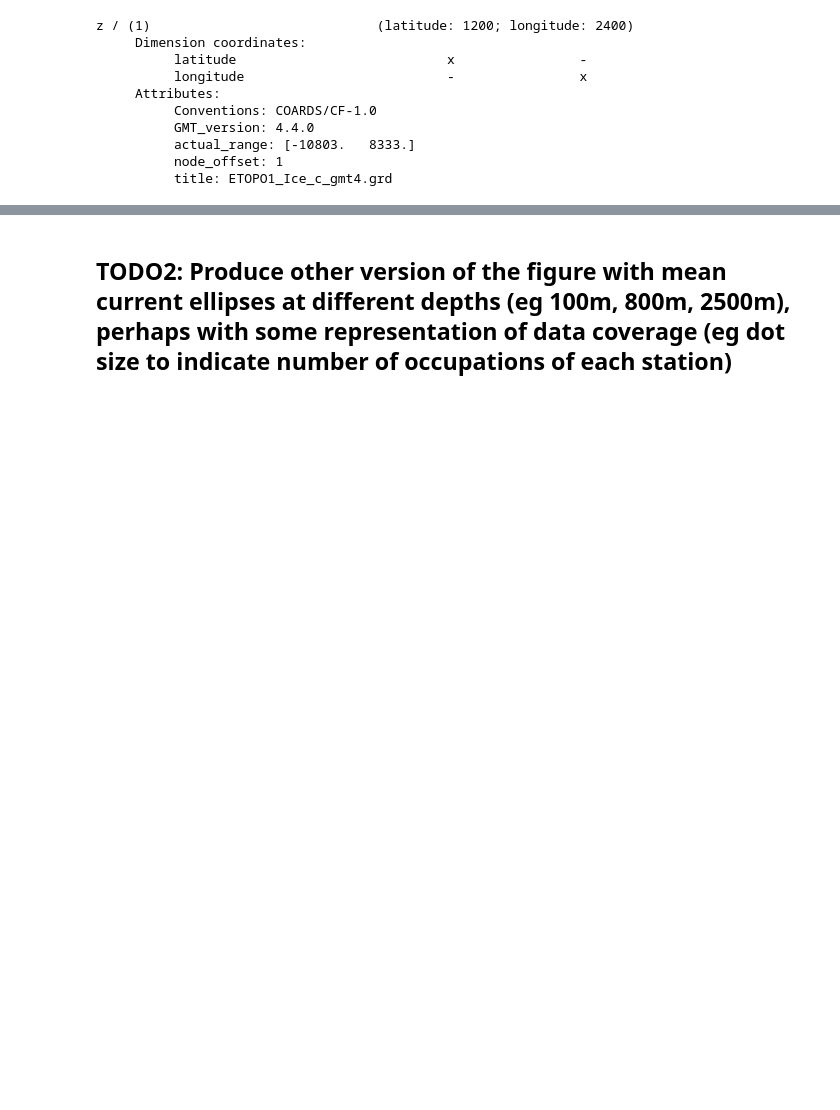
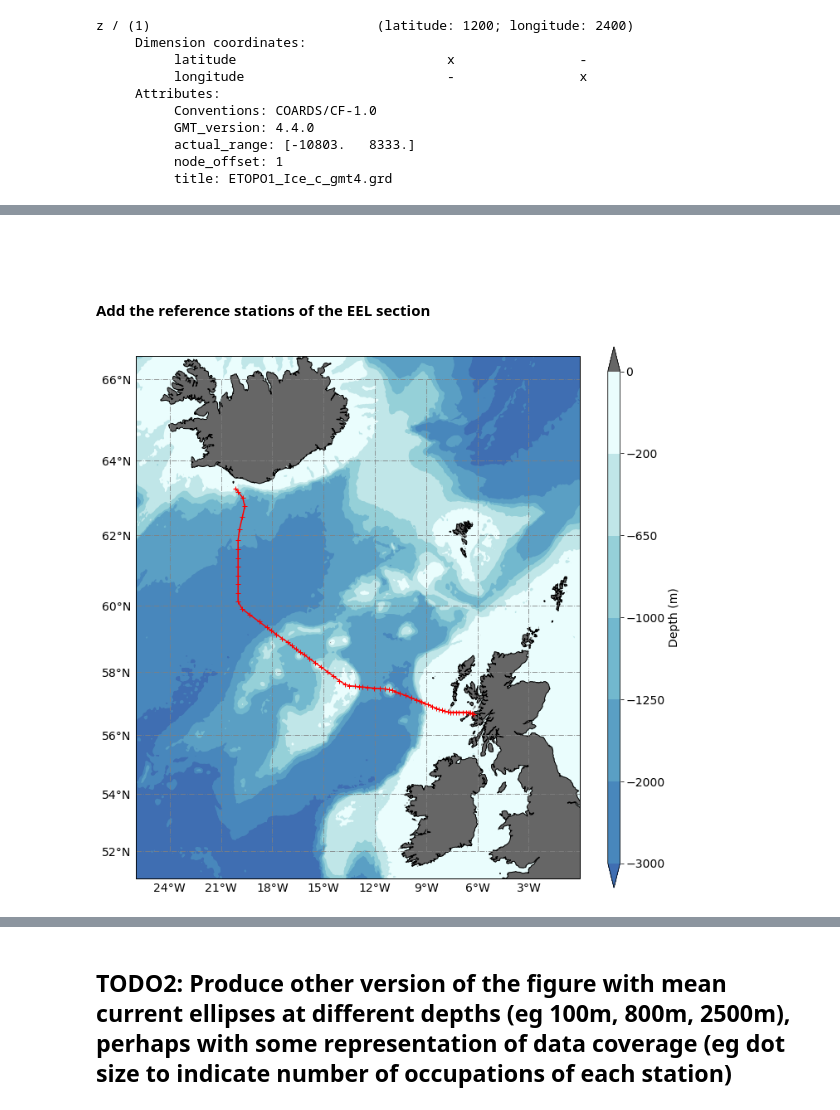
Before and after one commit to lhoupert/analysis_eel_data, a Jupyter notebook: notebooks/01_Plot_map_EEL_data.ipynb, the cells around one changed output, grey strips where cells are left out. Cells and saved outputs as stored; diff of their text form; code cells hidden in the pictures; blank space fills up the shorter version.

Commit message:
add EEL stations information

```diff
--- a/notebooks/01_Plot_map_EEL_data.ipynb
+++ b/notebooks/01_Plot_map_EEL_data.ipynb
@@ -32,6 +33,8 @@ pathdir = '../data/raw'
 file3 = pathdir+'/'+'EELCTDandLADCP_refpos_gvel.csv'
 dfloc = pd.read_csv(file3,sep=',', index_col=None,
                      header=0)
-print(dfloc)
+# Make sure the station name are sorted by their distance along the section
+sdfloc = dfloc.sort_values('Refdist', ascending=True)
+print(sdfloc)
 # %% [output]
    Staname      Refdist  RefLonGV  RefLatGV  RefDepthGV
@@ -142,0 +177,10 @@ gl.yformatter = LATITUDE_FORMATTER
+# %% [markdown]
+<br><br>
+#### Add the reference stations of the EEL section
+# %%
+ax.plot(sdfloc['RefLonGV'], sdfloc['RefLatGV'],
+         color='red', linestyle='-', marker='+', transform=ccrs.PlateCarree())
+fig.savefig('figures/'+'01_Map_Eastern_NA_withEELsec.pdf')
+fig
+# %% [output]
+[figure, added]
```
Also changed, not shown: parts of 23 cells of this notebook.
